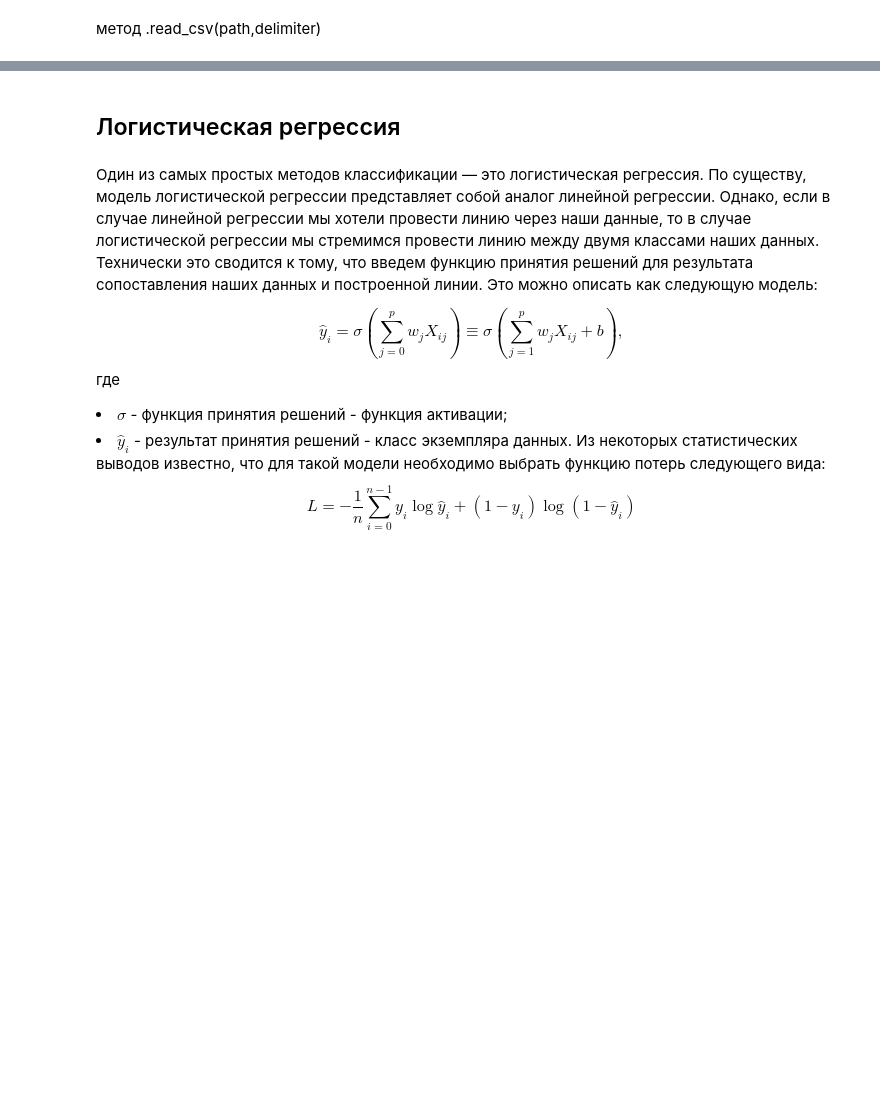
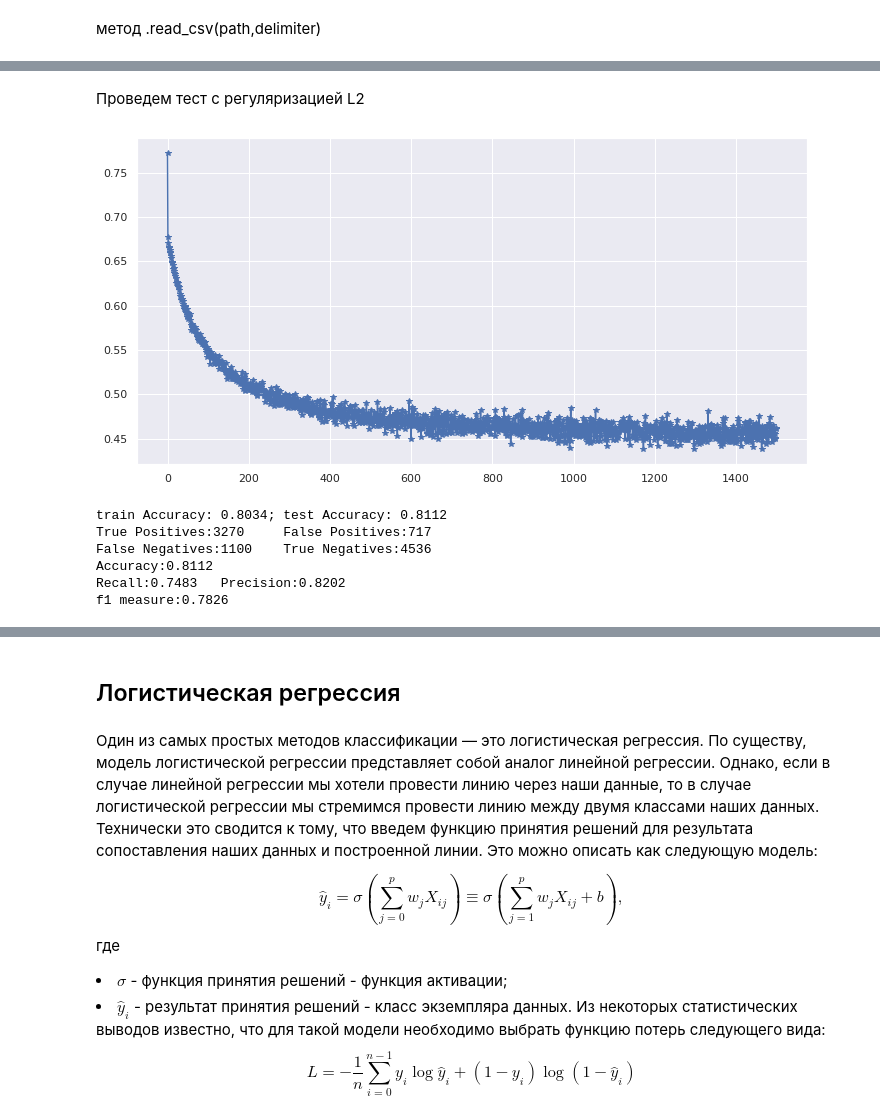
Before and after one commit to lizalanchu/Cars_Moldova_homework1-, a Jupyter notebook: Дз3_Car_Moldova_SE.ipynb, the cells around one changed output, grey strips where cells are left out. Saved outputs shown, nothing was run; the diff lists cells and outputs as text; code cells hidden in the pictures; blank space fills up the shorter version.

```diff
--- a/Дз3_Car_Moldova_SE.ipynb
+++ b/Дз3_Car_Moldova_SE.ipynb
@@ -41,0 +402,20 @@ df
+# %% [markdown]
+Проведем тест с регуляризацией L2
+# %%
+regr = LogisticRegression(learning_rate=0.8,epochs=1500,batch_size=5000, l2_penalty = 0.0001)
+
+regr.fit(X_train, y_train)
+
+regr.plot_cost()
+
+print( 'train Accuracy: %.4f; test Accuracy: %.4f' % (regr.score(X_train, y_train), regr.score(X_test, y_test)))
+
+regr.classification_report(X_test, y_test)
+# %% [output]
+[figure, added]
+train Accuracy: 0.8034; test Accuracy: 0.8112
+True Positives:3270     False Positives:717
+False Negatives:1100    True Negatives:4536
+Accuracy:0.8112
+Recall:0.7483   Precision:0.8202
+f1 measure:0.7826
```
Also changed, not shown: parts of 81 cells of this notebook.
